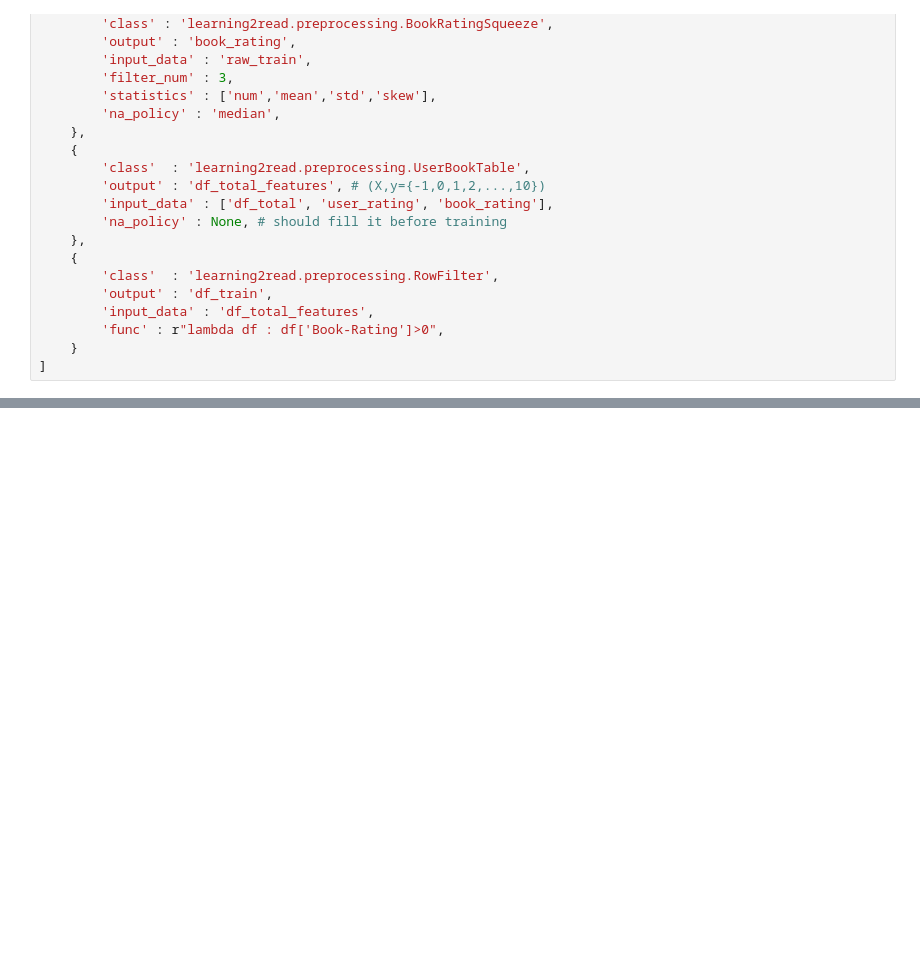
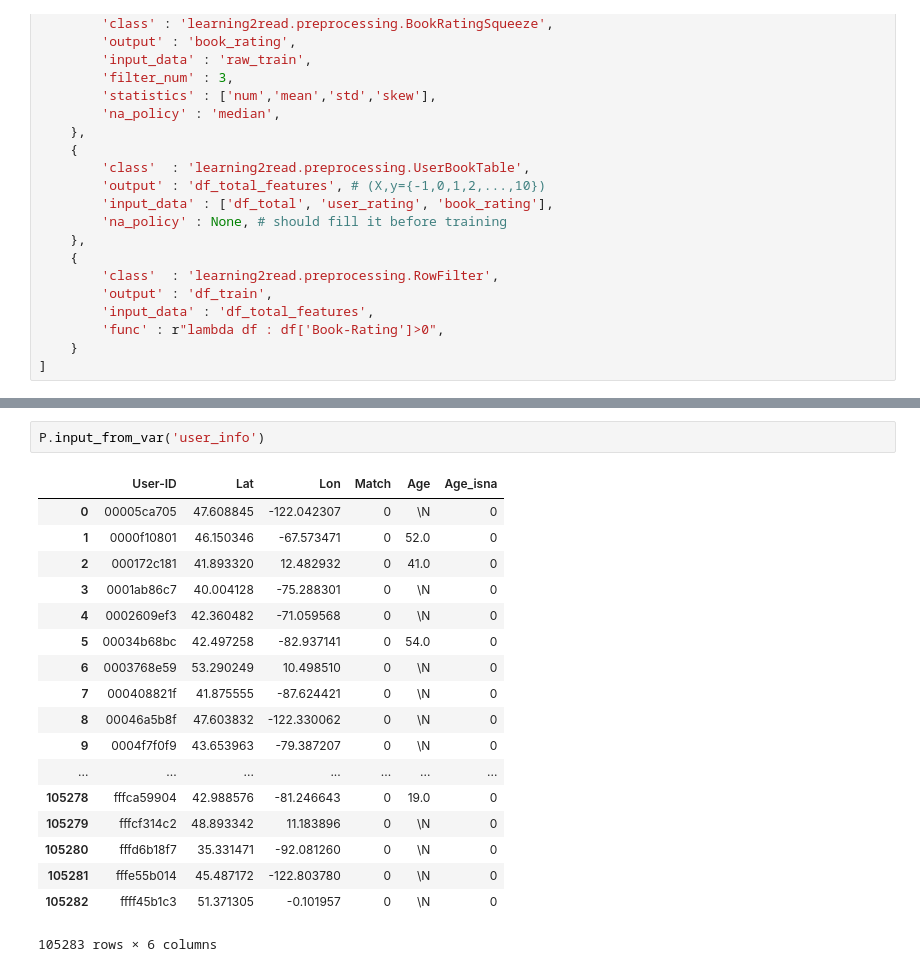
Before and after one commit to DixonCider/learning2read, a Jupyter notebook: report/6001-Init.ipynb, the cells around one changed output, grey strips where cells are left out. Saved outputs shown, nothing was run; the diff lists cells and outputs as text; blank space fills up the shorter version.

```diff
--- a/report/6001-Init.ipynb
+++ b/report/6001-Init.ipynb
@@ -106,0 +124,21 @@ P.input_from_var('df_train').sample(10)
+# %%
+P.input_from_var('user_info')
+# %% [output]
+|  | User-ID | Lat | Lon | Match | Age | Age_isna |
+| 0 | 00005ca705 | 47.608845 | -122.042307 | 0 | \N | 0 |
+| 1 | 0000f10801 | 46.150346 | -67.573471 | 0 | 52.0 | 0 |
+| 2 | 000172c181 | 41.893320 | 12.482932 | 0 | 41.0 | 0 |
+| 3 | 0001ab86c7 | 40.004128 | -75.288301 | 0 | \N | 0 |
+| 4 | 0002609ef3 | 42.360482 | -71.059568 | 0 | \N | 0 |
+| 5 | 00034b68bc | 42.497258 | -82.937141 | 0 | 54.0 | 0 |
+| 6 | 0003768e59 | 53.290249 | 10.498510 | 0 | \N | 0 |
+| 7 | 000408821f | 41.875555 | -87.624421 | 0 | \N | 0 |
+| 8 | 00046a5b8f | 47.603832 | -122.330062 | 0 | \N | 0 |
+| 9 | 0004f7f0f9 | 43.653963 | -79.387207 | 0 | \N | 0 |
+| ... | ... | ... | ... | ... | ... | ... |
+| 105278 | fffca59904 | 42.988576 | -81.246643 | 0 | 19.0 | 0 |
+| 105279 | fffcf314c2 | 48.893342 | 11.183896 | 0 | \N | 0 |
+| 105280 | fffd6b18f7 | 35.331471 | -92.081260 | 0 | \N | 0 |
+| 105281 | fffe55b014 | 45.487172 | -122.803780 | 0 | \N | 0 |
+| 105282 | ffff45b1c3 | 51.371305 | -0.101957 | 0 | \N | 0 |
+105283 rows × 6 columns
```
Also changed, not shown: parts of 7 cells of this notebook, 4 other files.
